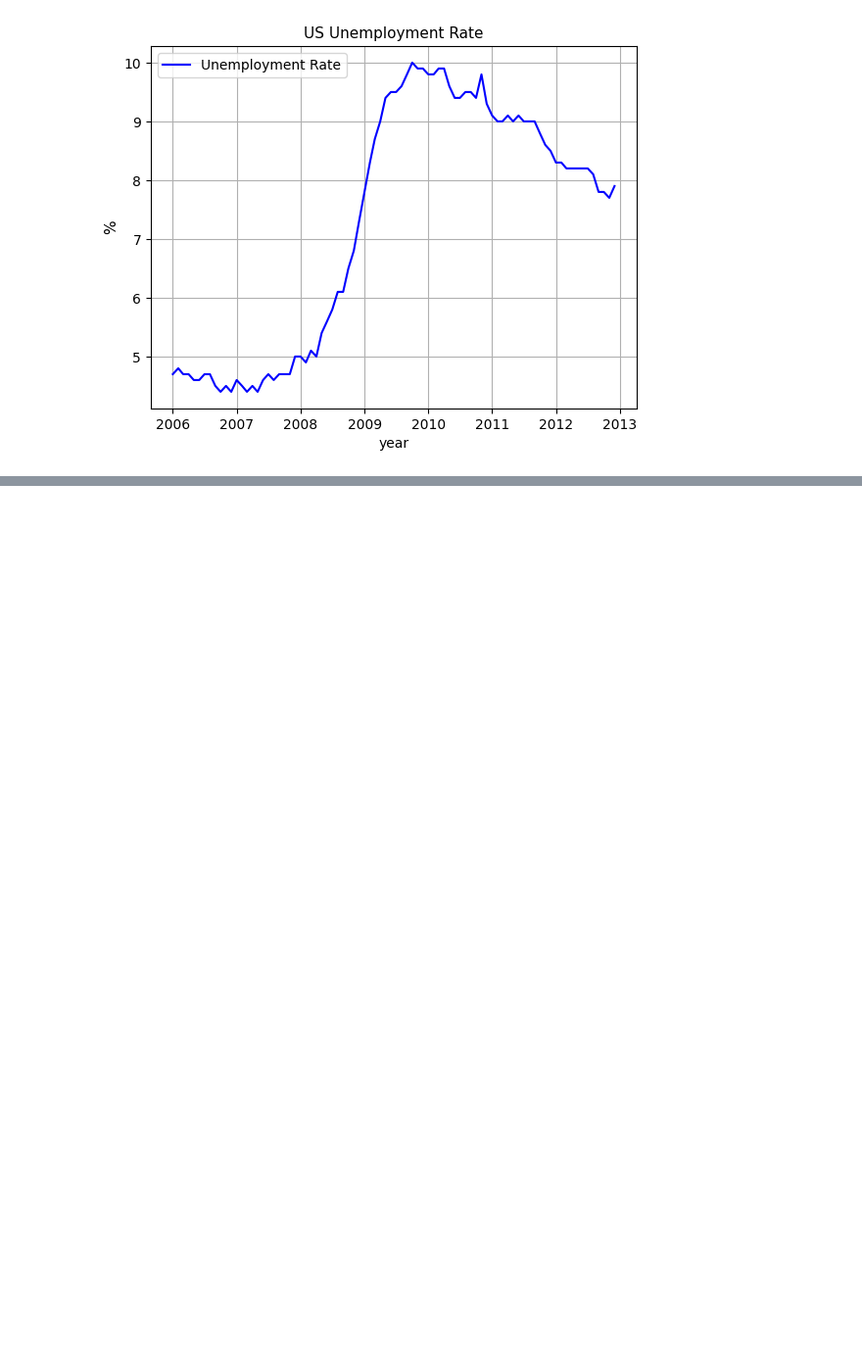
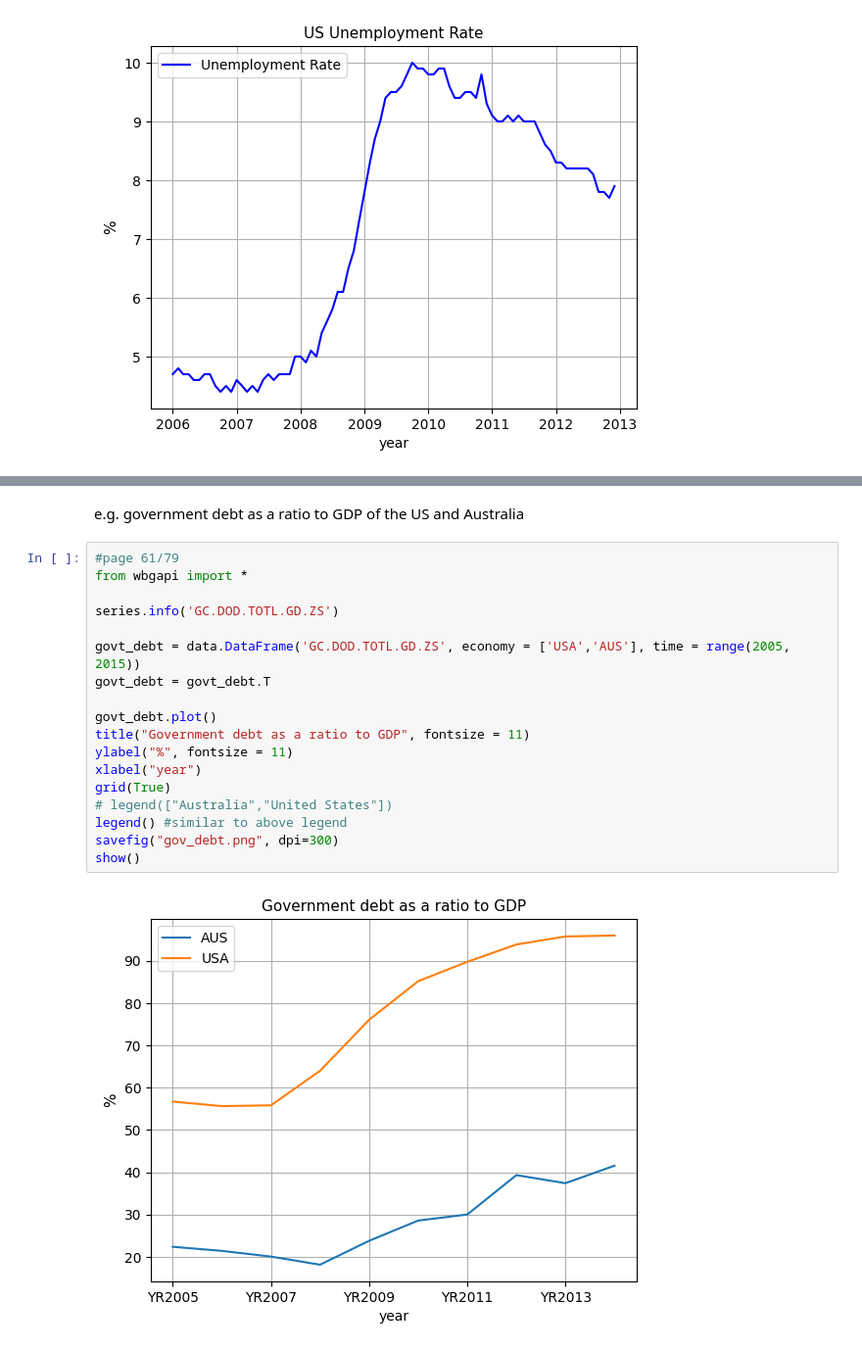
Before and after one commit to trmuba2502/Python, a Jupyter notebook: NumPy and Pandas notes/CheatSheet.ipynb, the cells around one changed output, grey strips where cells are left out. Shown at 98% size. Saved outputs shown, nothing was run; the diff lists cells and outputs as text; blank space fills up the shorter version.

```diff
--- a/NumPy and Pandas notes/CheatSheet.ipynb
+++ b/NumPy and Pandas notes/CheatSheet.ipynb
@@ -1051,0 +1086,22 @@ show()
+# %% [markdown]
+e.g. government debt as a ratio to GDP of the US and Australia
+# %%
+#page 61/79
+from wbgapi import *
+
+series.info('GC.DOD.TOTL.GD.ZS')
+
+govt_debt = data.DataFrame('GC.DOD.TOTL.GD.ZS', economy = ['USA','AUS'], time = range(2005, 2015))
+govt_debt = govt_debt.T
+
+govt_debt.plot()
+title("Government debt as a ratio to GDP", fontsize = 11)
+ylabel("%", fontsize = 11)
+xlabel("year")
+grid(True)
+# legend(["Australia","United States"])
+legend() #similar to above legend
+savefig("gov_debt.png", dpi=300)
+show()
+# %% [output]
+[figure, added]
```
Also changed, not shown: parts of 3 cells of this notebook, 5 other files.
